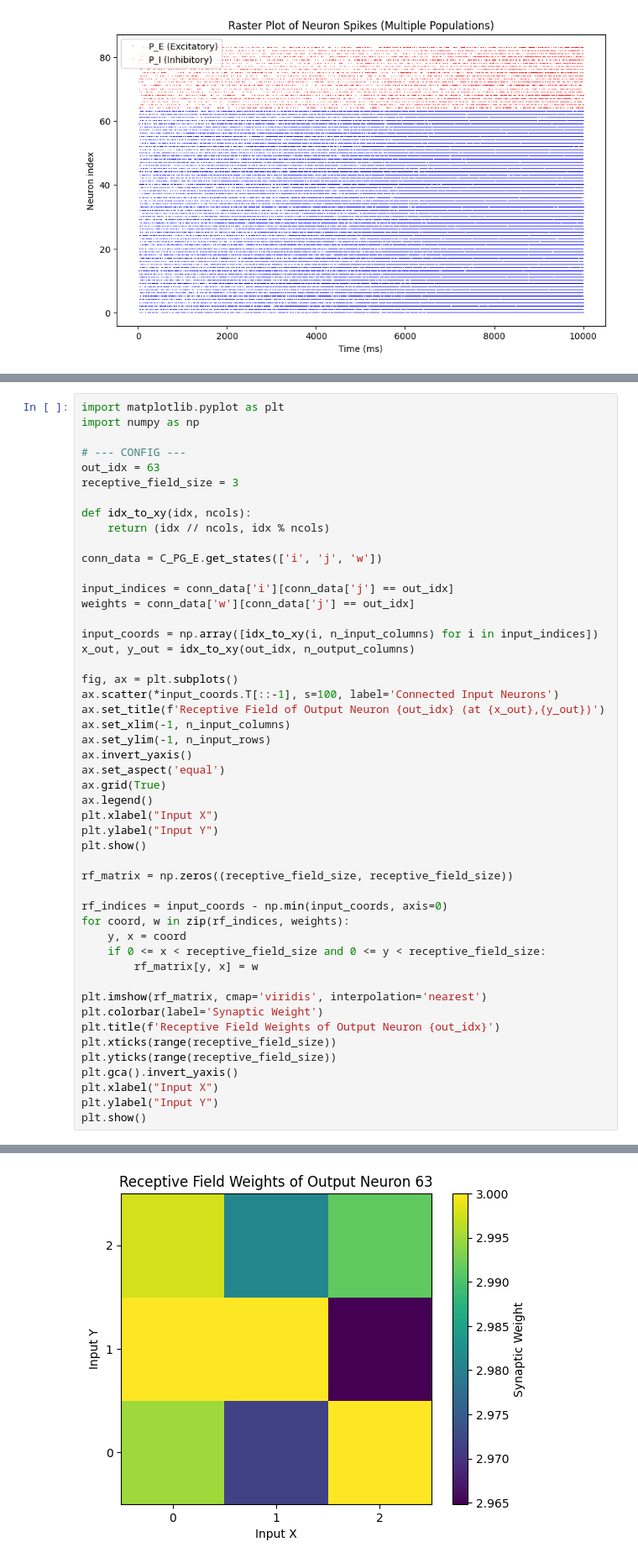
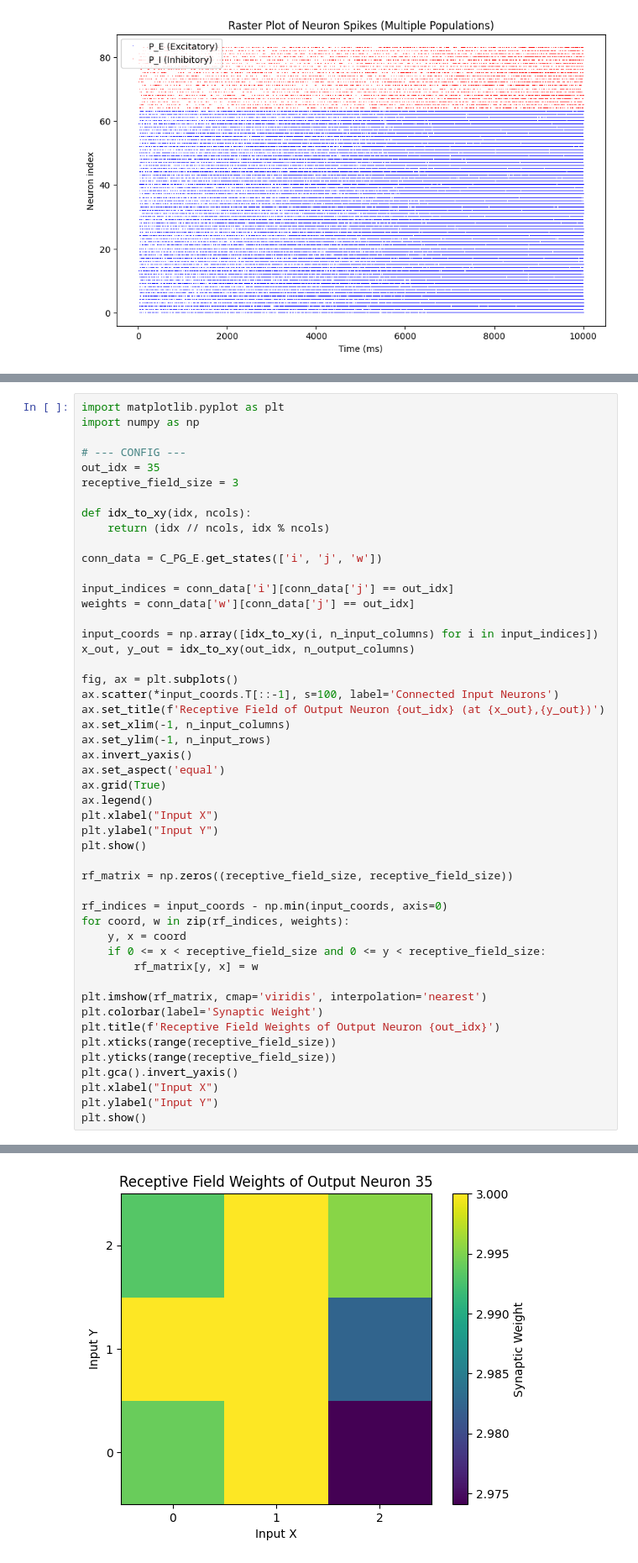
Before and after one commit to DumoulinVincent/epilepsy, a Jupyter notebook: try_RF.ipynb, the cells around one changed output, grey strips where cells are left out. Shown at 84% size. Cells and saved outputs as stored; diff of their text form.

```diff
--- a/try_RF.ipynb
+++ b/try_RF.ipynb
@@ -583,7 +456,7 @@ import matplotlib.pyplot as plt
 import numpy as np
 
 # --- CONFIG ---
-out_idx = 63
+out_idx = 35
 receptive_field_size = 3
 
 def idx_to_xy(idx, ncols):
@@ -632,4 +505,4 @@ plt.show()
-[figure, old version]
+[figure, new version]
 # %%
 
 n_input_rows = 10
```
Also changed, not shown: parts of 10 cells of this notebook.
